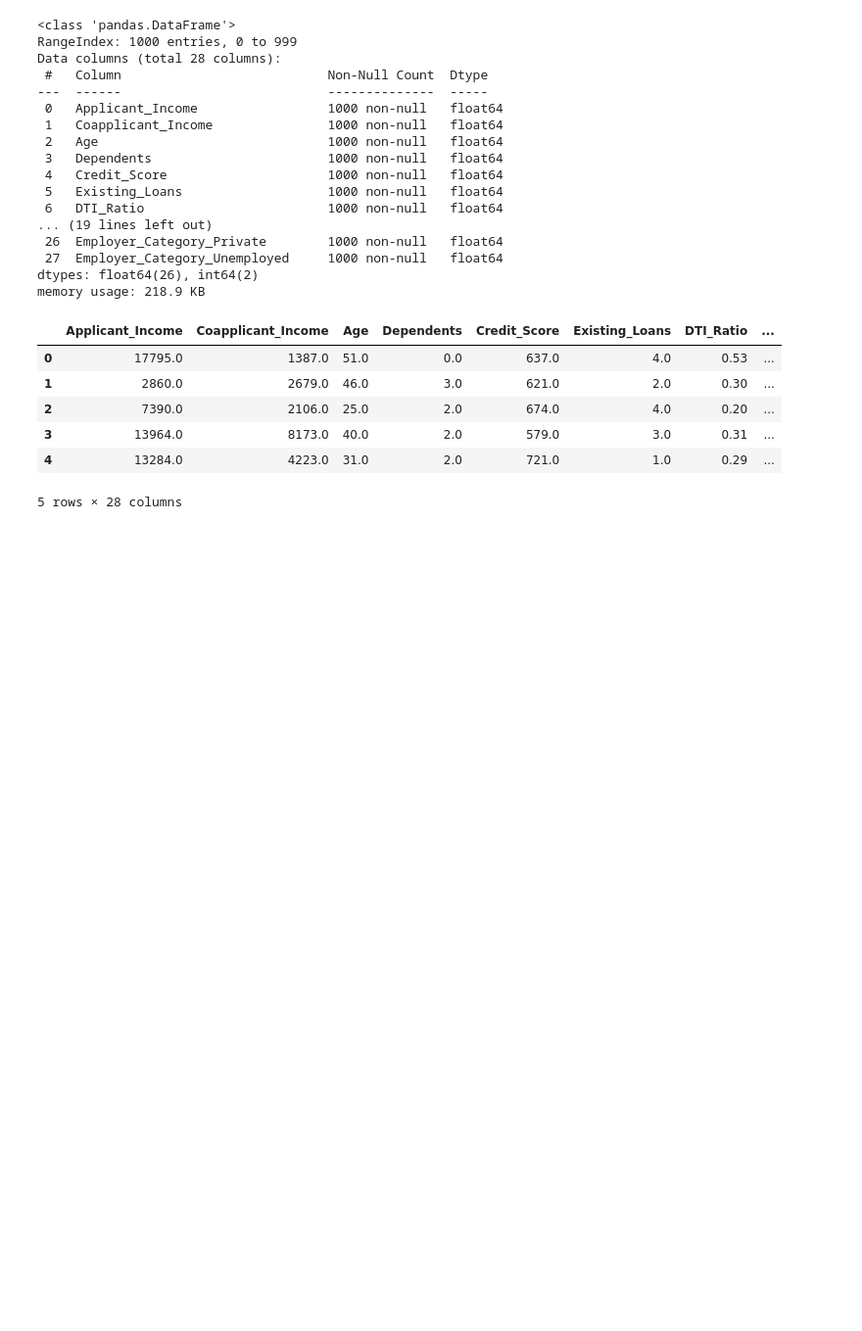
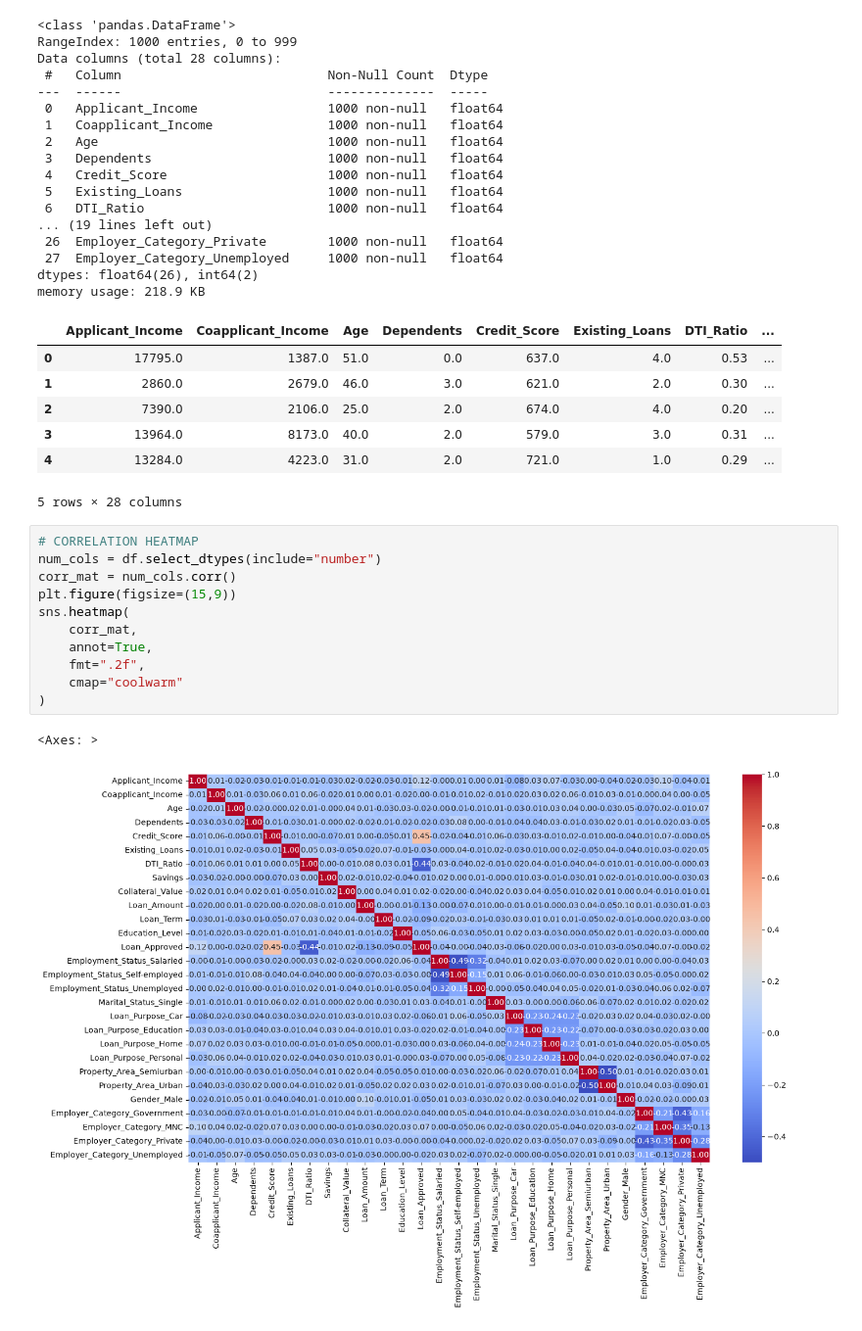
Before and after one commit to Jitesh139/Machine-Learning, a Jupyter notebook: minor Project 1/credit wise.ipynb, the cells around one changed output. Shown at 98% size. Cells and saved outputs as stored; diff of their text form; blank space fills up the shorter version.

Commit message:
Correlation Heatmap

```diff
--- a/minor Project 1/credit wise.ipynb
+++ b/minor Project 1/credit wise.ipynb
@@ -136,3 +136,17 @@ memory usage: 218.9 KB
 | 3 | 13964.0 | 8173.0 | 40.0 | 2.0 | 579.0 | 3.0 | 0.31 | ... |
 | 4 | 13284.0 | 4223.0 | 31.0 | 2.0 | 721.0 | 1.0 | 0.29 | ... |
 5 rows × 28 columns
+# %%
+# CORRELATION HEATMAP
+num_cols = df.select_dtypes(include="number")
+corr_mat = num_cols.corr()
+plt.figure(figsize=(15,9))
+sns.heatmap(
+    corr_mat,
+    annot=True,
+    fmt=".2f",
+    cmap="coolwarm"
+)
+# %% [output]
+<Axes: >
+[figure, added]
```
Also changed, not shown: parts of 1 cell of this notebook.
